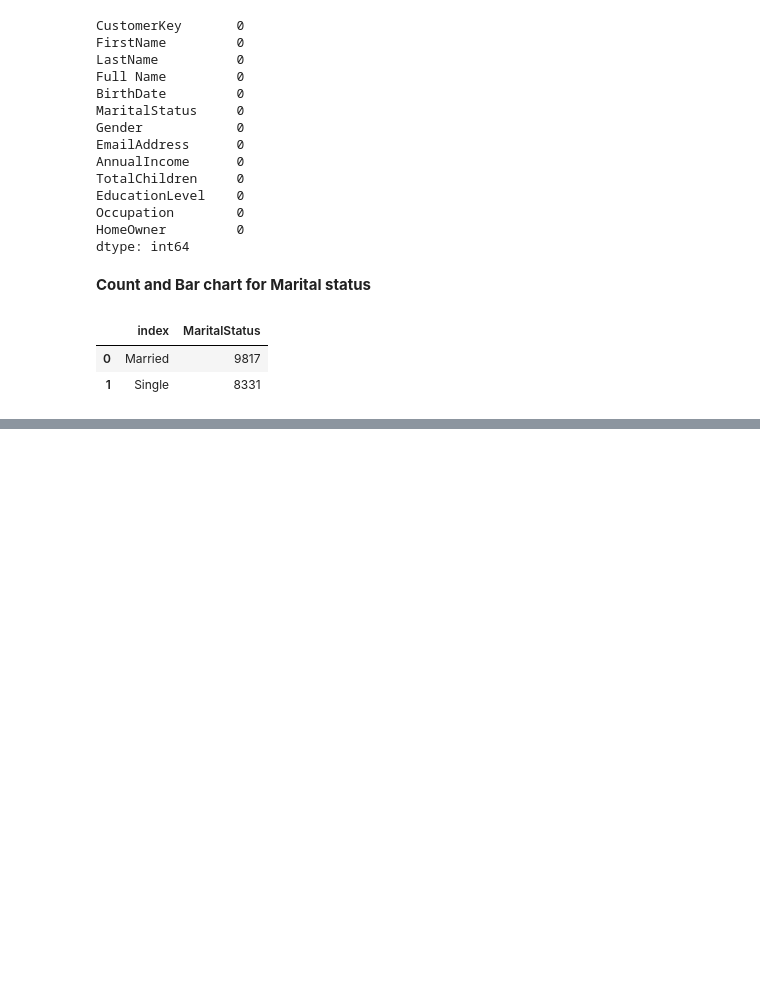
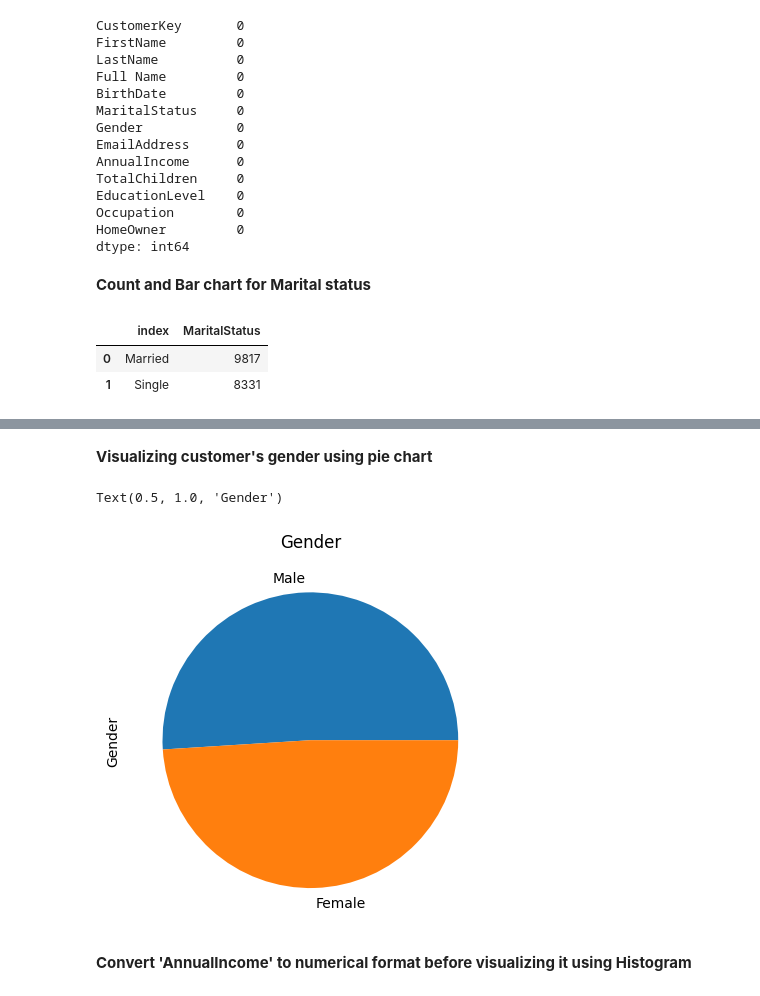
Before and after one commit to Christydataprog/Customers, a Jupyter notebook: Customer_Matplotlib.ipynb, the cells around one changed output, grey strips where cells are left out. Cells and saved outputs as stored; diff of their text form; code cells hidden in the pictures; blank space fills up the shorter version.

```diff
--- a/Customer_Matplotlib.ipynb
+++ b/Customer_Matplotlib.ipynb
@@ -111,0 +115,12 @@ plt.ylabel("Counts"
+# %% [markdown]
+**Visualizing customer's gender using pie chart**
+# %%
+df.Gender.value_counts().plot(kind = 'pie')
+plt.title("Gender")
+# %% [output]
+Text(0.5, 1.0, 'Gender')
+[figure, added]
+# %% [markdown]
+
+
+**Convert 'AnnualIncome' to numerical format before visualizing it using Histogram**
```
Also changed, not shown: parts of 6 cells of this notebook.
